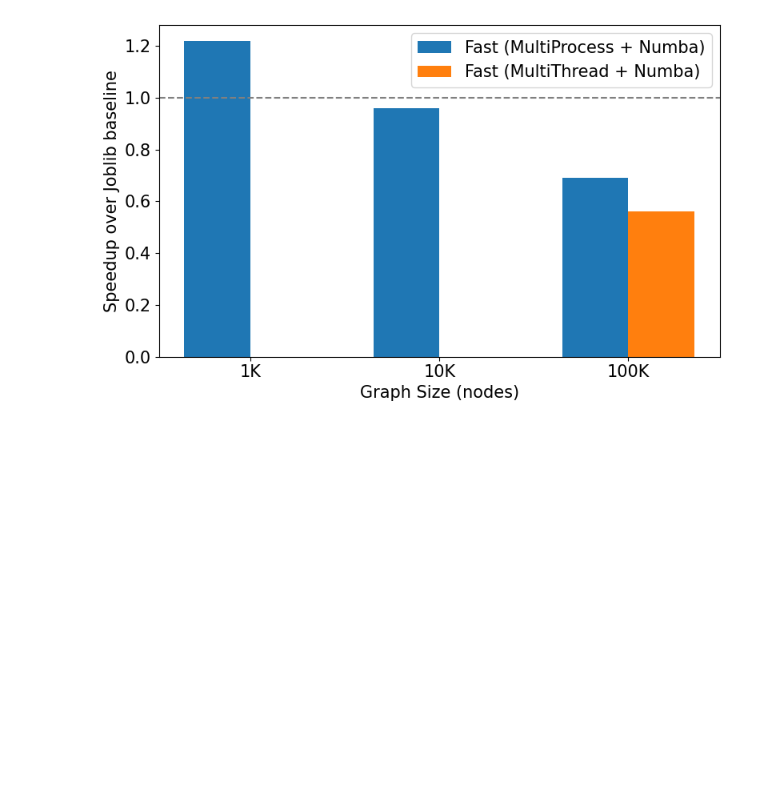
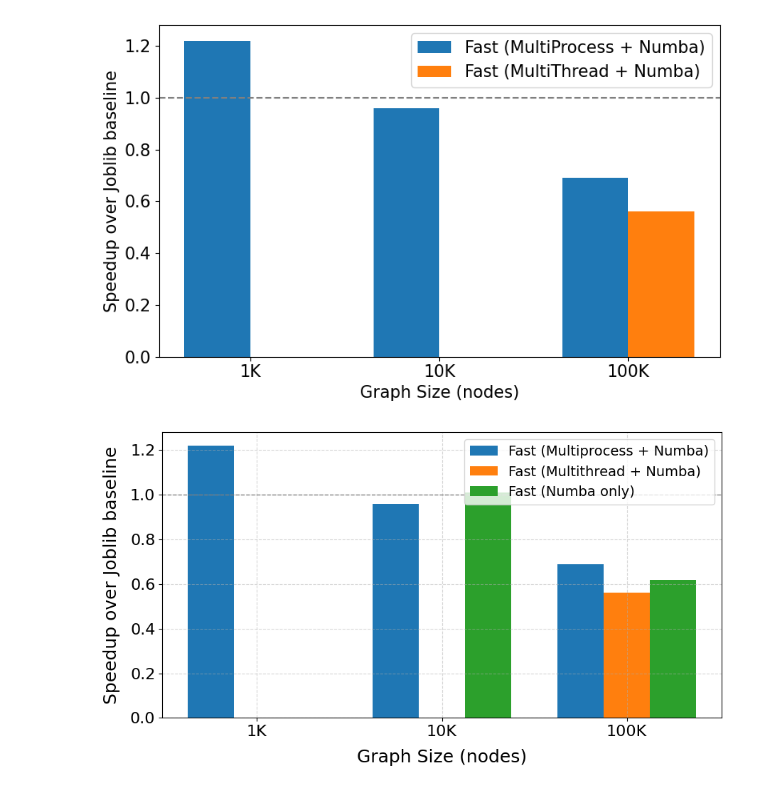
Before and after one commit to Wapiti08/GraphSec-Flow, a Jupyter notebook: cent/visual.ipynb, the cells around one changed output. Saved outputs shown, nothing was run; the diff lists cells and outputs as text; code cells hidden in the pictures; blank space fills up the shorter version.

```diff
--- a/cent/visual.ipynb
+++ b/cent/visual.ipynb
@@ -103,3 +103,39 @@ plt.tight_layout()
 plt.show()
 # %% [output]
 [figure]
+# %%
+import matplotlib.pyplot as plt
+import numpy as np
+
+labels = ['1K', '10K', '100K']
+speedup_mp = [1.22, 0.96, 0.69]
+speedup_thread = [np.nan, np.nan, 0.56]
+speedup_numba = [np.nan, 1.01, 0.62]  # 新增 fast_numba 的结果
+
+x = np.arange(len(labels))
+width = 0.25
+
+fig, ax = plt.subplots(figsize=(9,5))
+
+# 绘制三组柱状
+ax.bar(x - width, speedup_mp, width, label='Fast (Multiprocess + Numba)')
+ax.bar(x, speedup_thread, width, label='Fast (Multithread + Numba)')
+ax.bar(x + width, speedup_numba, width, label='Fast (Numba only)')
+
+# 参考线 baseline=1
+ax.axhline(1, color='gray', linestyle='--', linewidth=1)
+
+# 标签与坐标
+ax.set_ylabel('Speedup over Joblib baseline', fontsize=18, labelpad=10)
+ax.set_xlabel('Graph Size (nodes)', fontsize=18, labelpad=10)
+ax.set_xticks(x)
+ax.set_xticklabels(labels, fontsize=16)
+ax.tick_params(axis='y', labelsize=16)
+
+# 图例与网格
+ax.legend(fontsize=14)
+ax.grid(True, ls='--', alpha=0.5)
+plt.tight_layout()
+plt.show()
+# %% [output]
+[figure, added]
```
Also changed, not shown: parts of 1 cell of this notebook, 14 other files.
